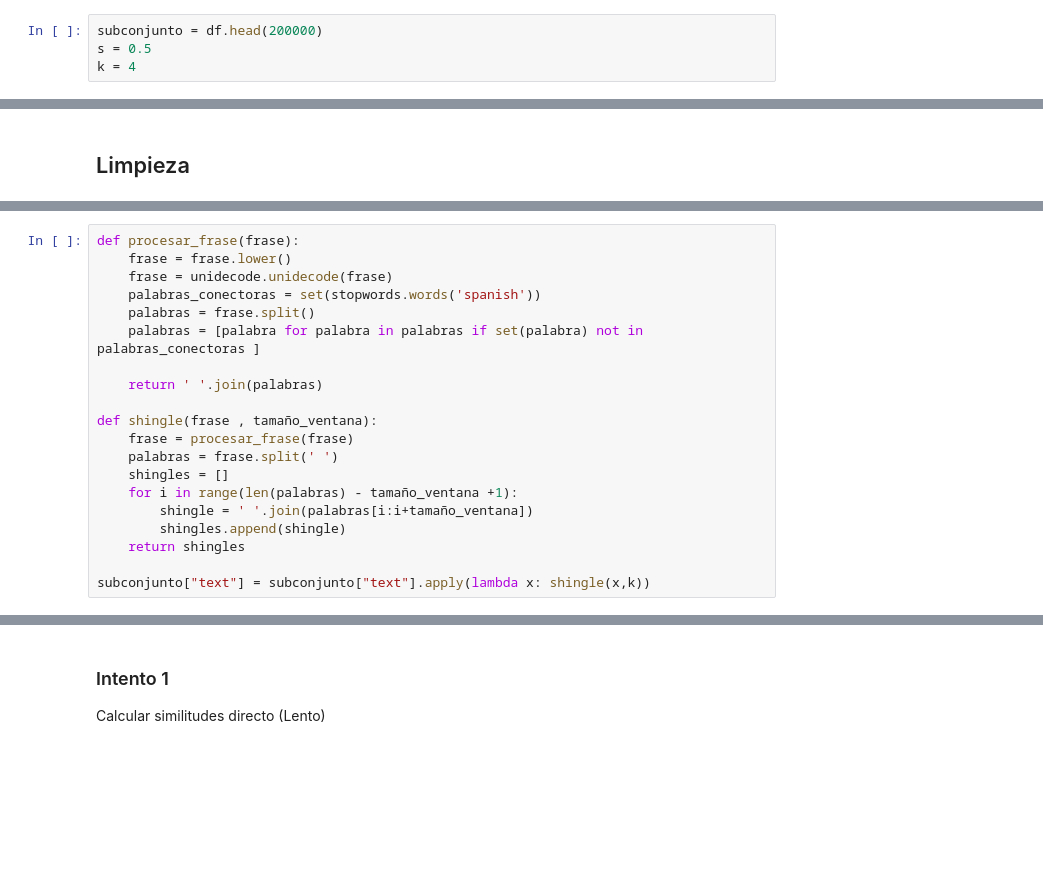
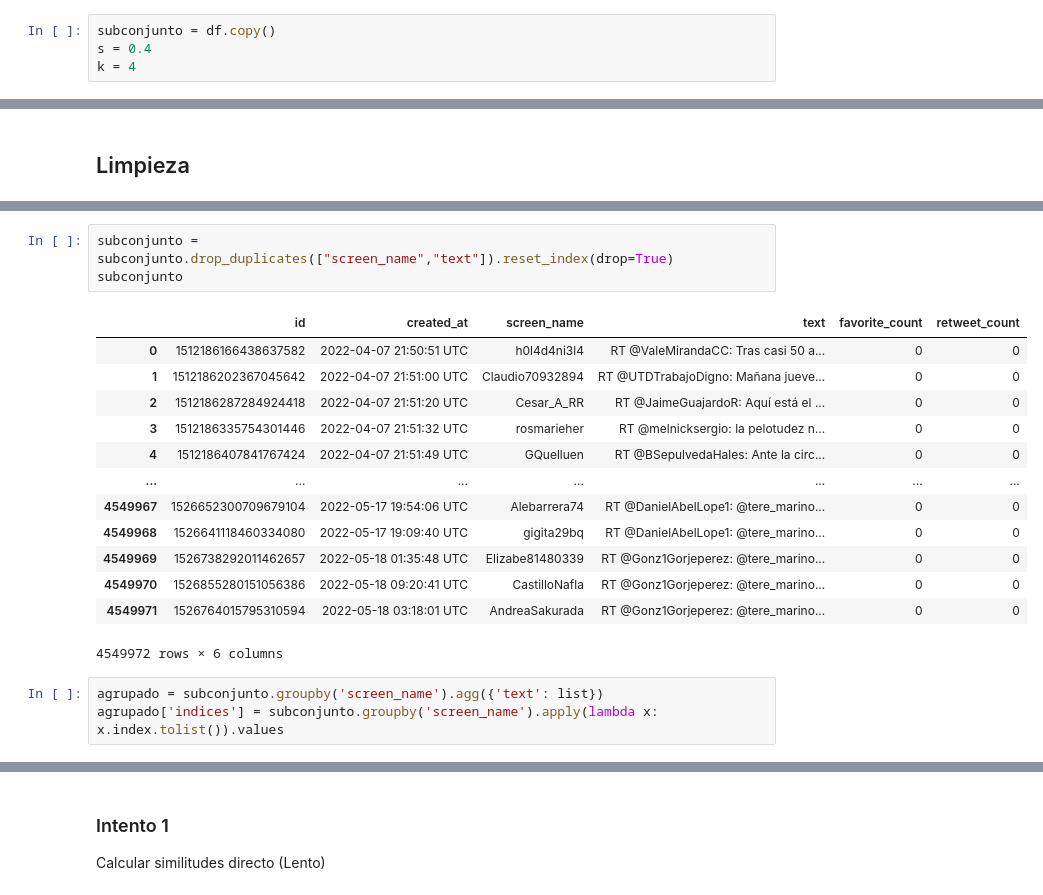
Before and after one commit to 08benja08p/T1_Procesamiento, a Jupyter notebook: T1.ipynb, the cells around one changed output, grey strips where cells are left out. Cells and saved outputs as stored; diff of their text form; blank space fills up the shorter version.

```diff
--- a/T1.ipynb
+++ b/T1.ipynb
@@ -21,6 +25,6 @@ df
 | 4594979 | 1526764015795310594 | 2022-05-18 03:18:01 UTC | AndreaSakurada | RT @Gonz1Gorjeperez: @tere_marino... | 0 | 0 |
 4594980 rows × 6 columns
 # %%
-subconjunto = df.head(200000)
-s = 0.5
+subconjunto = df.copy()
+s = 0.4
 k = 4
@@ -48,20 +32,0 @@ procesar_frase(frase)
-# %%
-def procesar_frase(frase):
-    frase = frase.lower()
-    frase = unidecode.unidecode(frase)
-    palabras_conectoras = set(stopwords.words('spanish'))
-    palabras = frase.split()
-    palabras = [palabra for palabra in palabras if set(palabra) not in palabras_conectoras ]
-
-    return ' '.join(palabras)
-
-def shingle(frase , tamaño_ventana):
-    frase = procesar_frase(frase)
-    palabras = frase.split(' ')
-    shingles = []
-    for i in range(len(palabras) - tamaño_ventana +1):
-        shingle = ' '.join(palabras[i:i+tamaño_ventana])
-        shingles.append(shingle)
-    return shingles
-
-subconjunto["text"] = subconjunto["text"].apply(lambda x: shingle(x,k))
@@ -96,0 +74,20 @@ def Jaccard(set1, set2):
+# %%
+subconjunto = subconjunto.drop_duplicates(["screen_name","text"]).reset_index(drop=True)
+subconjunto
+# %% [output]
+|  | id | created_at | screen_name | text | favorite_count | retweet_count |
+| 0 | 1512186166438637582 | 2022-04-07 21:50:51 UTC | h0l4d4ni3l4 | RT @ValeMirandaCC: Tras casi 50 a... | 0 | 0 |
+| 1 | 1512186202367045642 | 2022-04-07 21:51:00 UTC | Claudio70932894 | RT @UTDTrabajoDigno: Mañana jueve... | 0 | 0 |
+| 2 | 1512186287284924418 | 2022-04-07 21:51:20 UTC | Cesar_A_RR | RT @JaimeGuajardoR: Aquí está el ... | 0 | 0 |
+| 3 | 1512186335754301446 | 2022-04-07 21:51:32 UTC | rosmarieher | RT @melnicksergio: la pelotudez n... | 0 | 0 |
+| 4 | 1512186407841767424 | 2022-04-07 21:51:49 UTC | GQuelluen | RT @BSepulvedaHales: Ante la circ... | 0 | 0 |
+| ... | ... | ... | ... | ... | ... | ... |
+| 4549967 | 1526652300709679104 | 2022-05-17 19:54:06 UTC | Alebarrera74 | RT @DanielAbelLope1: @tere_marino... | 0 | 0 |
+| 4549968 | 1526641118460334080 | 2022-05-17 19:09:40 UTC | gigita29bq | RT @DanielAbelLope1: @tere_marino... | 0 | 0 |
+| 4549969 | 1526738292011462657 | 2022-05-18 01:35:48 UTC | Elizabe81480339 | RT @Gonz1Gorjeperez: @tere_marino... | 0 | 0 |
+| 4549970 | 1526855280151056386 | 2022-05-18 09:20:41 UTC | CastilloNafla | RT @Gonz1Gorjeperez: @tere_marino... | 0 | 0 |
+| 4549971 | 1526764015795310594 | 2022-05-18 03:18:01 UTC | AndreaSakurada | RT @Gonz1Gorjeperez: @tere_marino... | 0 | 0 |
+4549972 rows × 6 columns
+# %%
+agrupado = subconjunto.groupby('screen_name').agg({'text': list})
+agrupado['indices'] = subconjunto.groupby('screen_name').apply(lambda x: x.index.tolist()).values
```
Also changed, not shown: parts of 56 cells of this notebook.
